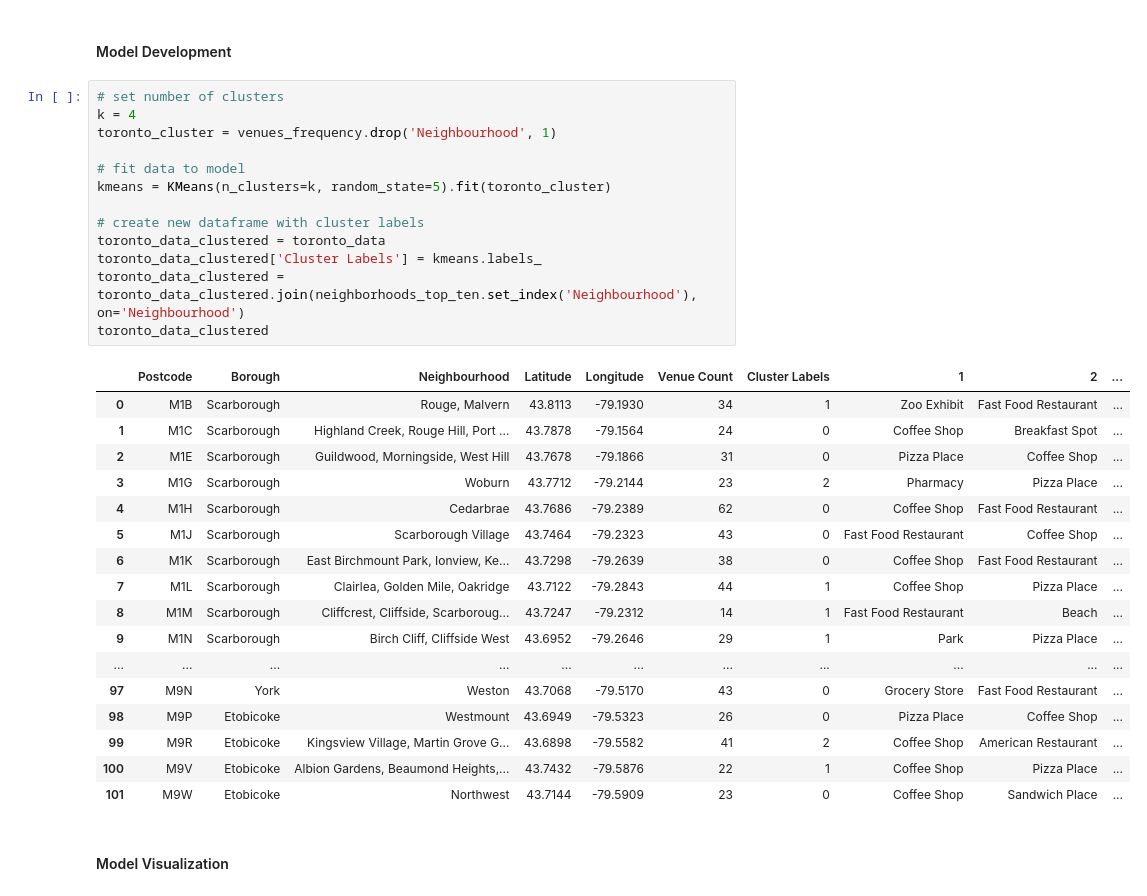
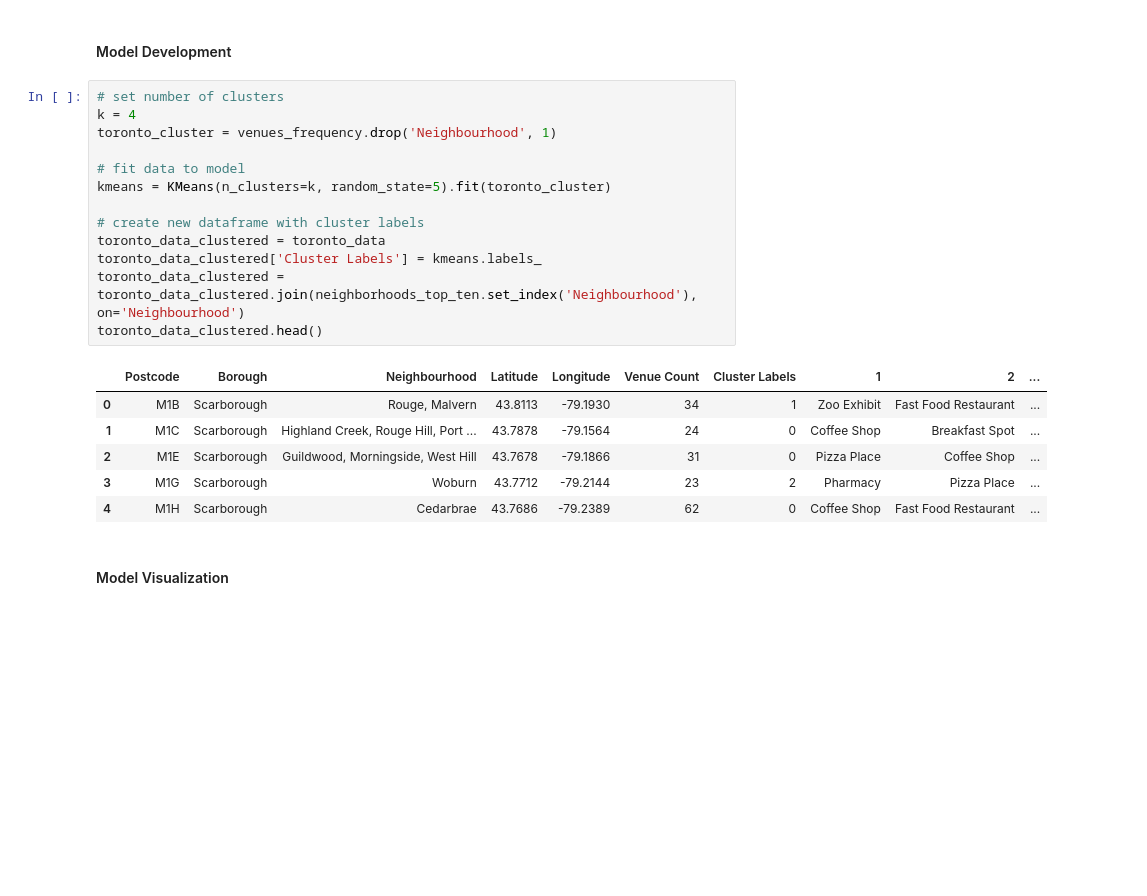
Before and after one commit to Sergio-f-Conde/Coursera_Capstone, a Jupyter notebook: Toronto_City_Data.ipynb, the cells around one changed output. Cells and saved outputs as stored; diff of their text form; blank space fills up the shorter version.

Commit message:
Toronto Nrighborhood Analysis

```diff
--- a/Toronto_City_Data.ipynb
+++ b/Toronto_City_Data.ipynb
@@ -463,34 +440,23 @@ I will be using a clustering machine learning model to try to pin point tourist
 # %%
 # set number of clusters
 k = 4
 toronto_cluster = venues_frequency.drop('Neighbourhood', 1)
 
 # fit data to model
 kmeans = KMeans(n_clusters=k, random_state=5).fit(toronto_cluster)
 
 # create new dataframe with cluster labels
 toronto_data_clustered = toronto_data
 toronto_data_clustered['Cluster Labels'] = kmeans.labels_
 toronto_data_clustered = toronto_data_clustered.join(neighborhoods_top_ten.set_index('Neighbourhood'), on='Neighbourhood')
-toronto_data_clustered
+toronto_data_clustered.head()
 # %% [output]
 |  | Postcode | Borough | Neighbourhood | Latitude | Longitude | Venue Count | Cluster Labels | 1 | 2 | ... |
 | 0 | M1B | Scarborough | Rouge, Malvern | 43.8113 | -79.1930 | 34 | 1 | Zoo Exhibit | Fast Food Restaurant | ... |
 | 1 | M1C | Scarborough | Highland Creek, Rouge Hill, Port ... | 43.7878 | -79.1564 | 24 | 0 | Coffee Shop | Breakfast Spot | ... |
 | 2 | M1E | Scarborough | Guildwood, Morningside, West Hill | 43.7678 | -79.1866 | 31 | 0 | Pizza Place | Coffee Shop | ... |
 | 3 | M1G | Scarborough | Woburn | 43.7712 | -79.2144 | 23 | 2 | Pharmacy | Pizza Place | ... |
 | 4 | M1H | Scarborough | Cedarbrae | 43.7686 | -79.2389 | 62 | 0 | Coffee Shop | Fast Food Restaurant | ... |
-| 5 | M1J | Scarborough | Scarborough Village | 43.7464 | -79.2323 | 43 | 0 | Fast Food Restaurant | Coffee Shop | ... |
-| 6 | M1K | Scarborough | East Birchmount Park, Ionview, Ke... | 43.7298 | -79.2639 | 38 | 0 | Coffee Shop | Fast Food Restaurant | ... |
-| 7 | M1L | Scarborough | Clairlea, Golden Mile, Oakridge | 43.7122 | -79.2843 | 44 | 1 | Coffee Shop | Pizza Place | ... |
-| 8 | M1M | Scarborough | Cliffcrest, Cliffside, Scarboroug... | 43.7247 | -79.2312 | 14 | 1 | Fast Food Restaurant | Beach | ... |
-| 9 | M1N | Scarborough | Birch Cliff, Cliffside West | 43.6952 | -79.2646 | 29 | 1 | Park | Pizza Place | ... |
-| ... | ... | ... | ... | ... | ... | ... | ... | ... | ... | ... |
-| 97 | M9N | York | Weston | 43.7068 | -79.5170 | 43 | 0 | Grocery Store | Fast Food Restaurant | ... |
-| 98 | M9P | Etobicoke | Westmount | 43.6949 | -79.5323 | 26 | 0 | Pizza Place | Coffee Shop | ... |
-| 99 | M9R | Etobicoke | Kingsview Village, Martin Grove G... | 43.6898 | -79.5582 | 41 | 2 | Coffee Shop | American Restaurant | ... |
-| 100 | M9V | Etobicoke | Albion Gardens, Beaumond Heights,... | 43.7432 | -79.5876 | 22 | 1 | Coffee Shop | Pizza Place | ... |
-| 101 | M9W | Etobicoke | Northwest | 43.7144 | -79.5909 | 23 | 0 | Coffee Shop | Sandwich Place | ... |
 # %% [markdown]
 #### Model Visualization
 # %%
```
Also changed, not shown: parts of 3 cells of this notebook.
